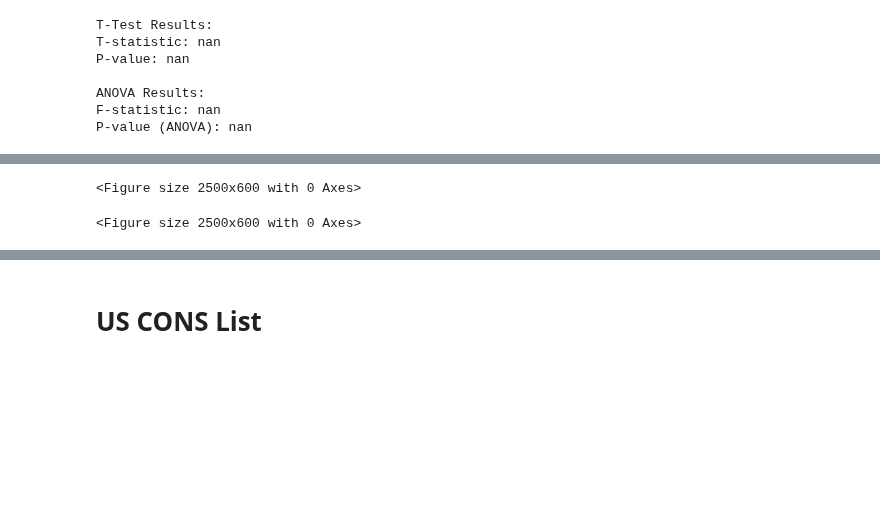
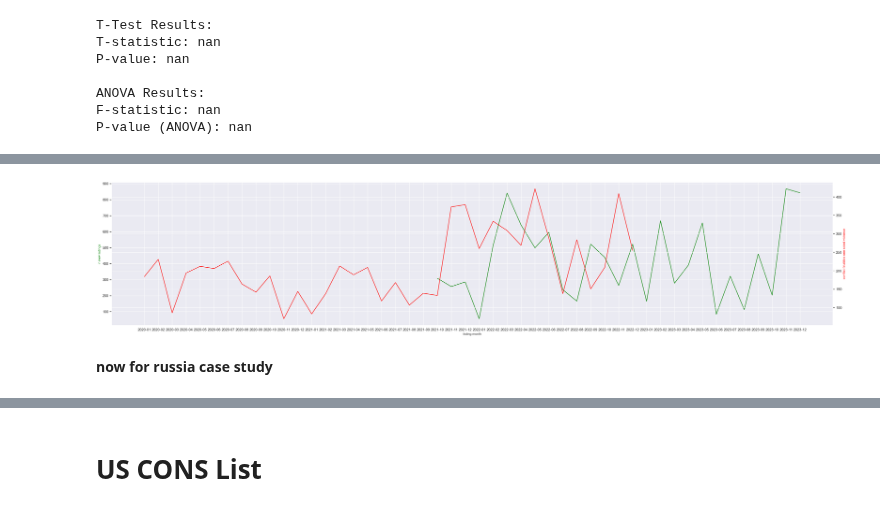
Before and after one commit to NatStrom/INSA, a Jupyter notebook: Opensanctions/Clean/US_descriptive_Analysis-Copy1.ipynb, the cells around one changed output, grey strips where cells are left out. Cells and saved outputs as stored; diff of their text form; code cells hidden in the pictures; blank space fills up the shorter version.

```diff
--- a/Opensanctions/Clean/US_descriptive_Analysis-Copy1.ipynb
+++ b/Opensanctions/Clean/US_descriptive_Analysis-Copy1.ipynb
@@ -475,19 +466,21 @@ TypeError: float() argument must be a string or a real number, not 'Period'
 # %%
-
+# create figure and axis objects with subplots()
+fig,ax = plt.subplots(figsize=(40,8))
+# make a plot
+ax.plot(grouped_1.month,
+        grouped_1.new_listing_count,
+        color="green")
+# set x-axis label
+ax.set_xlabel("listing month", fontsize = 10)
+# set y-axis label
+ax.set_ylabel("n new listings",
+              color="green",
+              fontsize=10)
 # twin object for two different y-axis on the sample plot
 ax3=ax.twinx()
 # make a plot with different y-axis using second axis object
-ax3.plot(grouped_3.conflict_event, grouped_3["fatality_best_estimate"],color="red")
+ax3.plot(grouped_3.month, grouped_3["fatality_best_estimate"],color="red")
 ax3.set_ylabel("conflict fatalities one sided violence",color="red",fontsize=10)
-plt.savefig('timetrend_conflict_os.png')
+plt.savefig('timetrend_combined_conflict_os.png')
 # %% [output]
-<Figure size 2500x600 with 0 Axes>
+[figure, added]
-# %%
-# twin object for two different y-axis on the sample plot
-ax4=ax.twinx()
-# make a plot with different y-axis using second axis object
-ax4.plot(grouped_4.protest_event_date, grouped_4["event_count"],color="orange")
-ax4.set_ylabel("n protest events",color="orange",fontsize=10)
-plt.savefig('timetrend_protest.png')
-# %% [output]
-<Figure size 2500x600 with 0 Axes>
@@ -493,0 +506,2 @@ plt.savefig('timetrend_protest.png')
+# %% [markdown]
+**now for russia case study**
```
Also changed, not shown: parts of 14 cells of this notebook, 10 other files.
